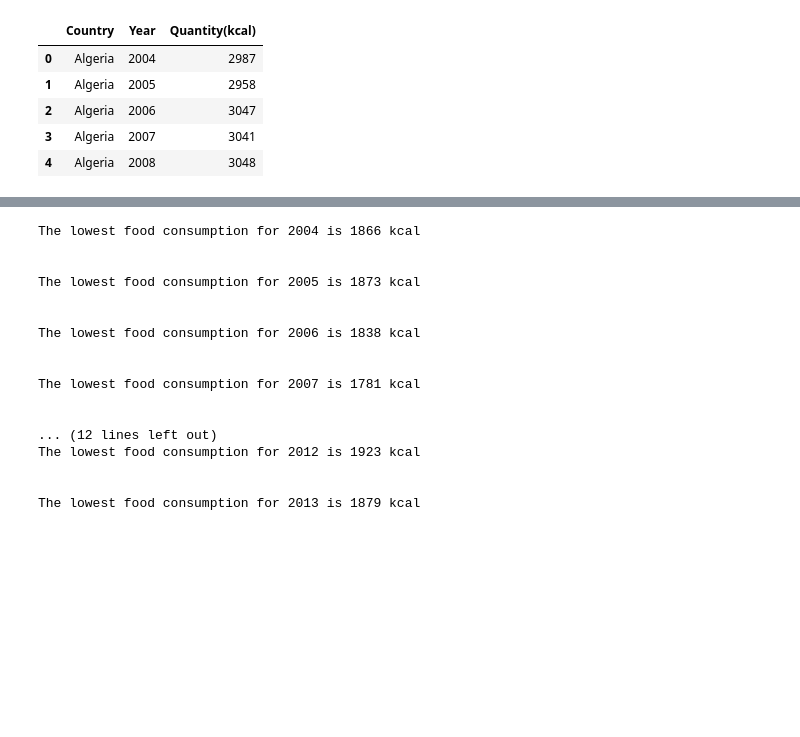
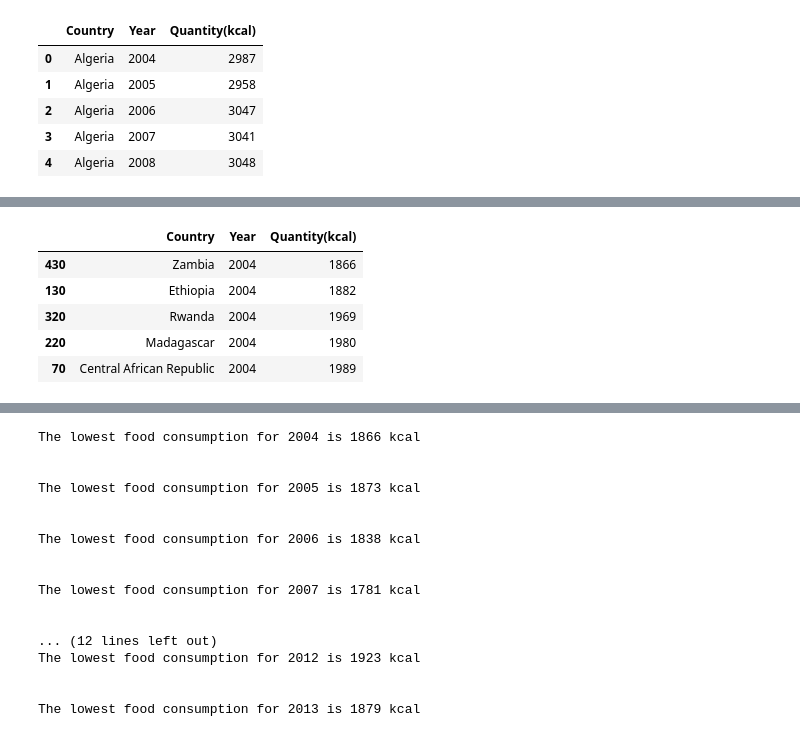
Before and after one commit to kazeemfatai26/Hamoye_StageD, a Jupyter notebook: Hamoye_StageD.ipynb, the cells around one changed output, grey strips where cells are left out. Saved outputs shown, nothing was run; the diff lists cells and outputs as text; code cells hidden in the pictures; blank space fills up the shorter version.

```diff
--- a/Hamoye_StageD.ipynb
+++ b/Hamoye_StageD.ipynb
@@ -395,0 +479,11 @@ grouped_consum.head()
+# %%
+quiz = grouped_consum[(grouped_consum["Year"] == 2004)]
+quiz_sort = quiz.sort_values(['Quantity(kcal)'], ascending=[True])
+quiz_sort.head()
+# %% [output]
+|  | Country | Year | Quantity(kcal) |
+| 430 | Zambia | 2004 | 1866 |
+| 130 | Ethiopia | 2004 | 1882 |
+| 320 | Rwanda | 2004 | 1969 |
+| 220 | Madagascar | 2004 | 1980 |
+| 70 | Central African Republic | 2004 | 1989 |
```
Also changed, not shown: parts of 12 cells of this notebook.
